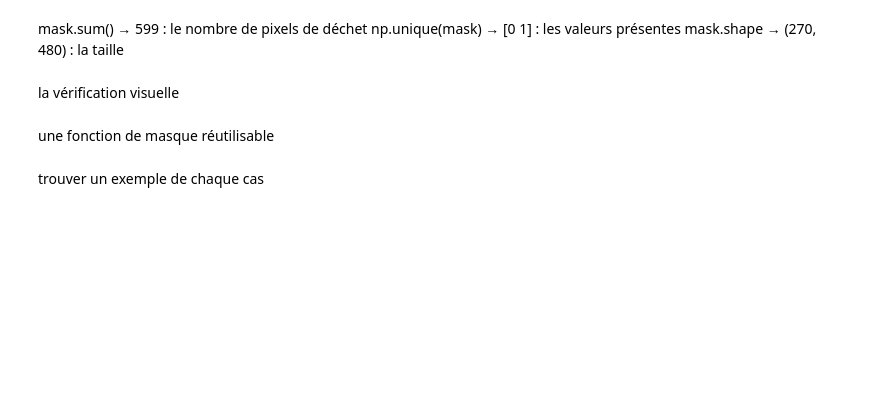
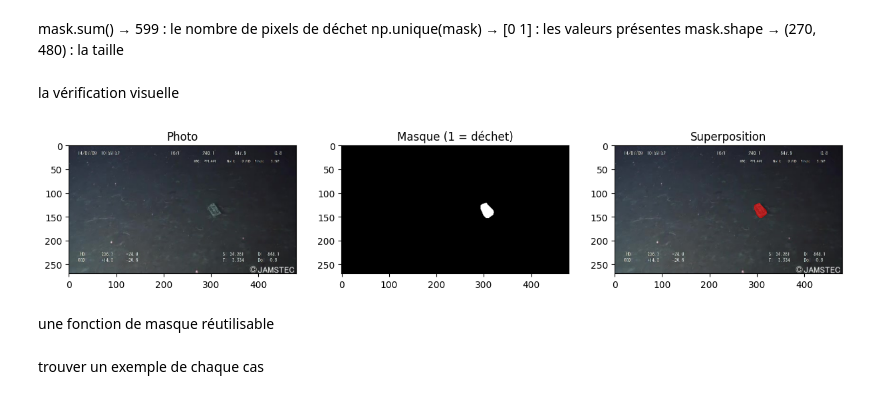
Before and after one commit to soualiloubna23-eng/Projet_DeepSea-Vision, a Jupyter notebook: exploration_donnes.ipynb, the cells around one changed output. Cells and saved outputs as stored; diff of their text form; code cells hidden in the pictures; blank space fills up the shorter version.

```diff
--- a/exploration_donnes.ipynb
+++ b/exploration_donnes.ipynb
@@ -60,6 +60,6 @@ Streaming output truncated to the last 5000 lines.
 # %%
 import json
 
-chemin = "/content/dataset/dataset/instance_version/instances_train_trashcan.json"
+chemin = chemin = "/content/dataset/instance_version/instances_train_trashcan.json"
 with open(chemin) as f:
     data = json.load(f)
@@ -142,18 +235,20 @@ la vérification visuelle
 # %%
 import matplotlib.pyplot as plt
 from PIL import Image
 import numpy as np
 
-racine = "dataset/dataset/instance_version/train/"
+racine = "/content/dataset/instance_version/train/"
 photo = Image.open(racine + info["file_name"])
 
 fig, ax = plt.subplots(1, 3, figsize=(15, 5))
 ax[0].imshow(photo);                  ax[0].set_title("Photo")
 ax[1].imshow(mask, cmap="gray");      ax[1].set_title("Masque (1 = déchet)")
 ax[2].imshow(photo)
 ax[2].imshow(np.ma.masked_where(mask == 0, mask), alpha=0.6, cmap="autumn")
 ax[2].set_title("Superposition")
 plt.show()
+# %% [output]
+[figure, added]
 # %% [markdown]
 une fonction de masque réutilisable
 # %%
```
Also changed, not shown: parts of 25 cells of this notebook.
